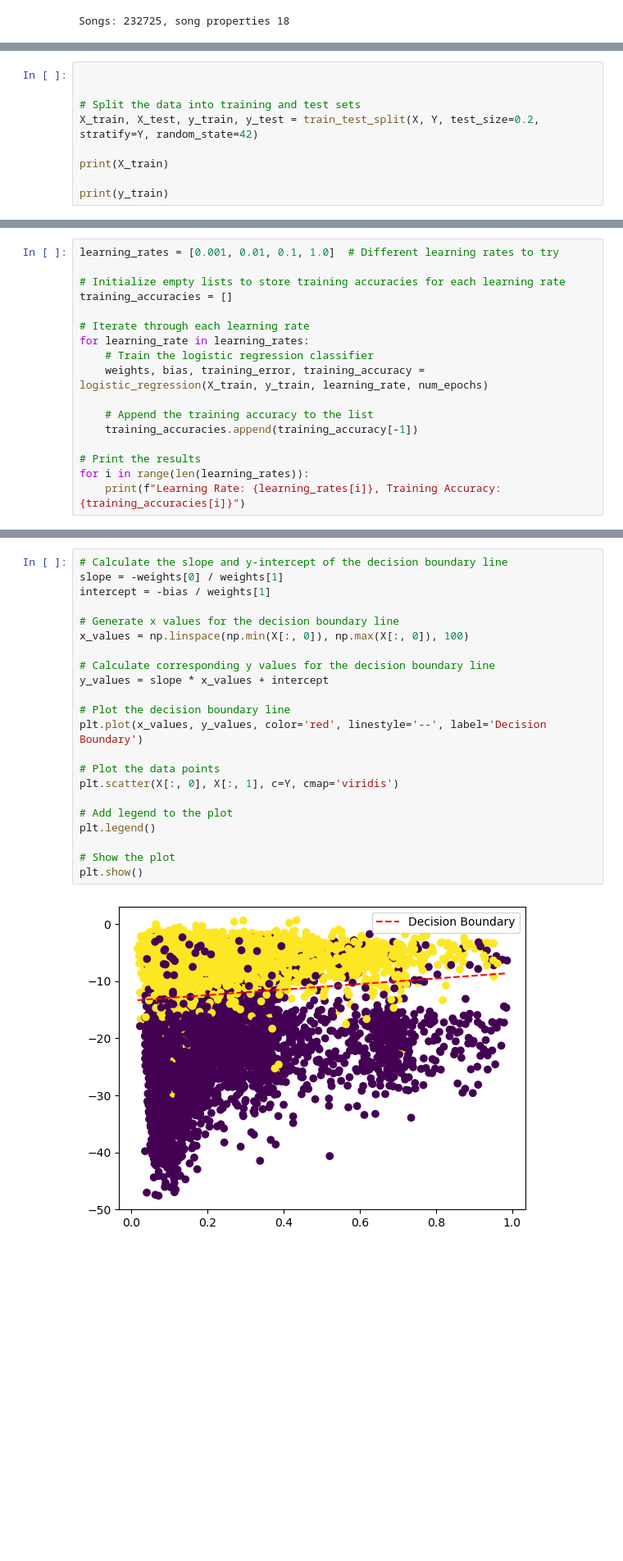
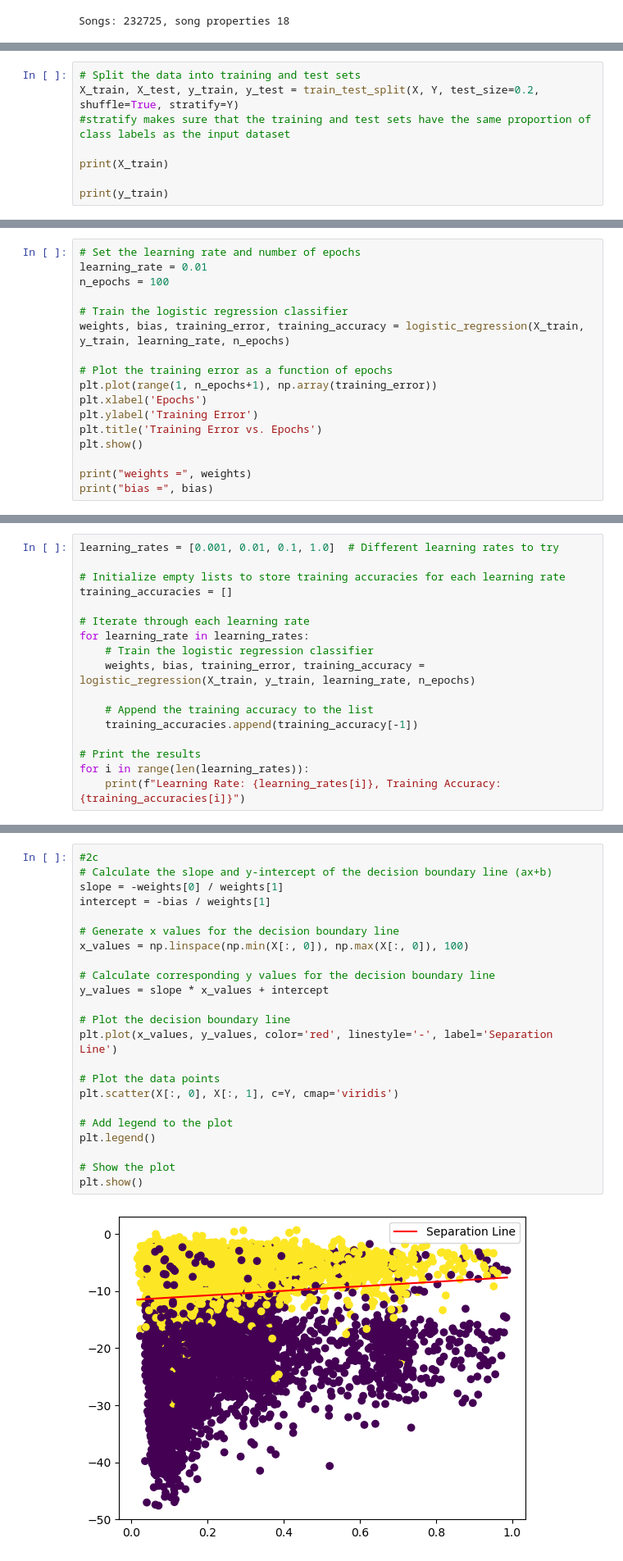
Before and after one commit to pettermad/FYS-2021-Machine-Learning, a Jupyter notebook: oblig 1/Oblig 1 Petter Madsen.ipynb, the cells around one changed output, grey strips where cells are left out. Shown: that part at 82% size. Drawn from its saved outputs; the diff is of its cells as text; blank space fills up the shorter version.

```diff
--- a/oblig 1/Oblig 1 Petter Madsen.ipynb
+++ b/oblig 1/Oblig 1 Petter Madsen.ipynb
@@ -65,8 +69,7 @@ print(Y)
 # %%
-
-
 # Split the data into training and test sets
-X_train, X_test, y_train, y_test = train_test_split(X, Y, test_size=0.2, stratify=Y, random_state=42)
+X_train, X_test, y_train, y_test = train_test_split(X, Y, test_size=0.2, shuffle=True, stratify=Y)
+#stratify makes sure that the training and test sets have the same proportion of class labels as the input dataset
 
 print(X_train)
 
@@ -223,0 +144,17 @@ Accuracy on the training set: 0.9244283511030644
+# %%
+# Set the learning rate and number of epochs
+learning_rate = 0.01
+n_epochs = 100
+
+# Train the logistic regression classifier
+weights, bias, training_error, training_accuracy = logistic_regression(X_train, y_train, learning_rate, n_epochs)
+
+# Plot the training error as a function of epochs
+plt.plot(range(1, n_epochs+1), np.array(training_error))
+plt.xlabel('Epochs')
+plt.ylabel('Training Error')
+plt.title('Training Error vs. Epochs')
+plt.show()
+
+print("weights =", weights)
+print("bias =", bias)
@@ -230,7 +181,7 @@ training_accuracies = []
 # Iterate through each learning rate
 for learning_rate in learning_rates:
     # Train the logistic regression classifier
-    weights, bias, training_error, training_accuracy = logistic_regression(X_train, y_train, learning_rate, num_epochs)
+    weights, bias, training_error, training_accuracy = logistic_regression(X_train, y_train, learning_rate, n_epochs)
 
     # Append the training accuracy to the list
     training_accuracies.append(training_accuracy[-1])
@@ -266,24 +224,25 @@ The significant difference between the accuracy on the training and test set can
 # %%
-# Calculate the slope and y-intercept of the decision boundary line
+#2c
+# Calculate the slope and y-intercept of the decision boundary line (ax+b)
 slope = -weights[0] / weights[1]
 intercept = -bias / weights[1]
 
 # Generate x values for the decision boundary line
 x_values = np.linspace(np.min(X[:, 0]), np.max(X[:, 0]), 100)
 
 # Calculate corresponding y values for the decision boundary line
 y_values = slope * x_values + intercept
 
 # Plot the decision boundary line
-plt.plot(x_values, y_values, color='red', linestyle='--', label='Decision Boundary')
+plt.plot(x_values, y_values, color='red', linestyle='-', label='Separation Line')
 
 # Plot the data points
 plt.scatter(X[:, 0], X[:, 1], c=Y, cmap='viridis')
 
 # Add legend to the plot
 plt.legend()
 
 # Show the plot
 plt.show()
 # %% [output]
-[figure, old version]
+[figure, new version]
```
Also changed, not shown: parts of 27 cells of this notebook, 6 other files.
